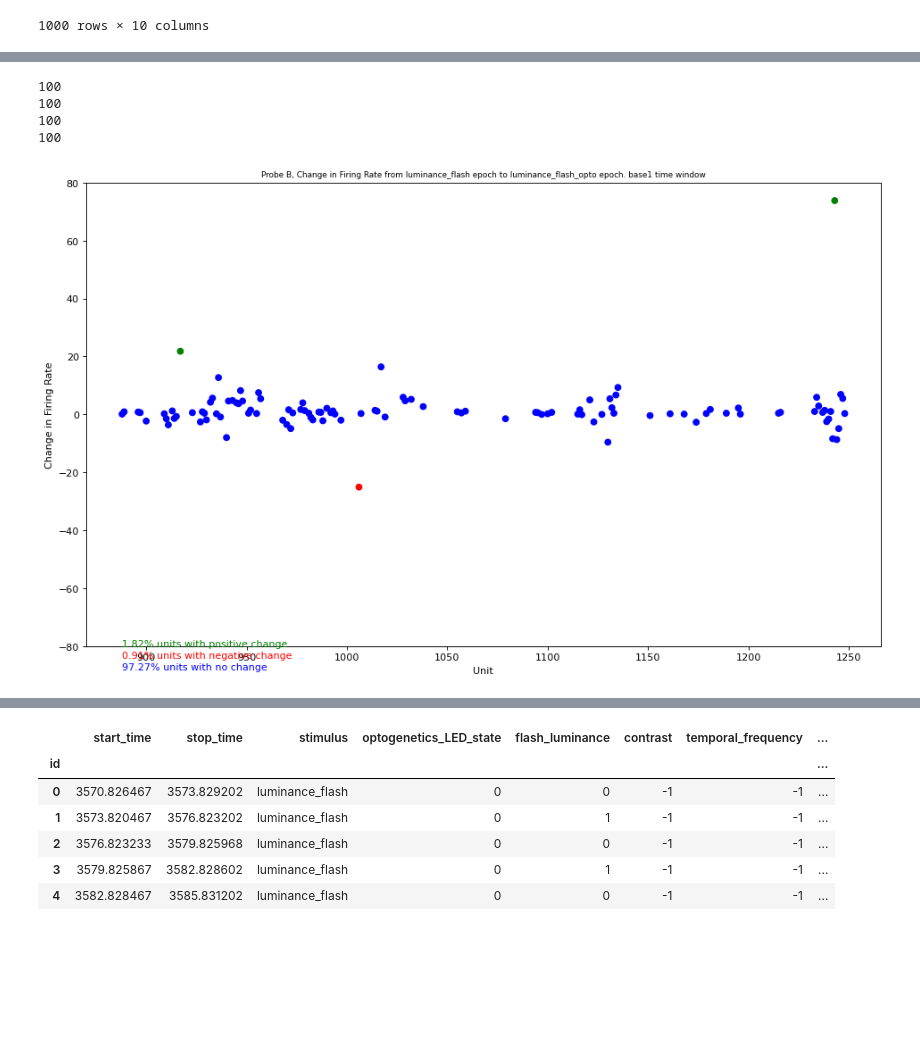
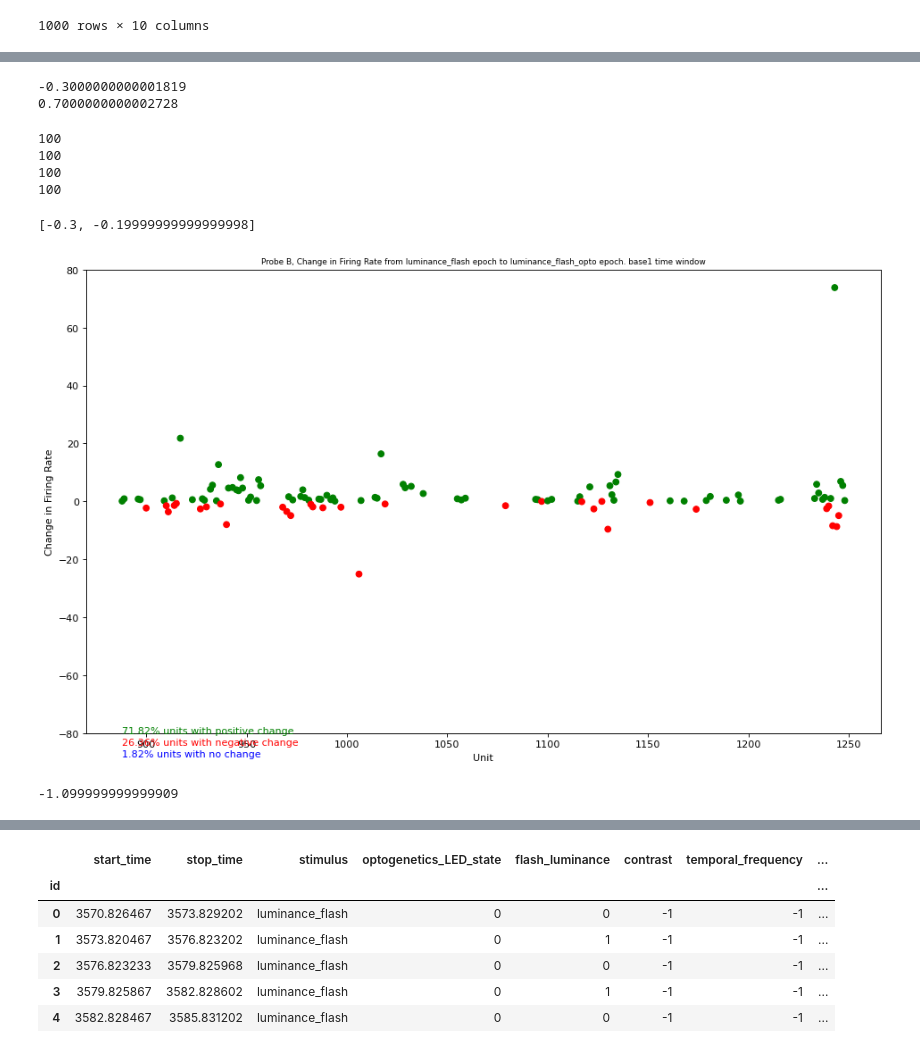
Before and after one commit to granthughes1999/nwb, a Jupyter notebook: Rotation_files/paBoNT2_analysis_grant.ipynb, the cells around one changed output, grey strips where cells are left out. Saved outputs shown, nothing was run; the diff lists cells and outputs as text; code cells hidden in the pictures; blank space fills up the shorter version.

```diff
--- a/Rotation_files/paBoNT2_analysis_grant.ipynb
+++ b/Rotation_files/paBoNT2_analysis_grant.ipynb
@@ -2545,13 +2684,25 @@ gratings
+# %%
+print(3570.5264666666667 -3570.826466666667 )
+print(3572.326466666667 - 3571.6264666666666)
+# %% [output]
+-0.3000000000001819
+0.7000000000002728
 # %%
 # path = r"G:/Grant/rotation/2023-09-29_16-07-39_PaBont2/plots/gratings/probeA/"
 # paBont2.allUnit_gratings("A","V1", path,True,)
 # ------------------------ flashes ---------------------------------
 path = r"G:/Grant/rotation/2023-09-29_16-07-39_PaBont2/plots/summary_plots/all/"
                                                #  pre, post, shift_trigger_start_time, bin_size
-fr_base1_lum_B = paBont2.scatter_plot_3("B","LM",'base1',path,0,0.10, -0.30,0.005,'luminance_flash','luminance_flash_opto',True)
+fr_base1_lum_B = paBont2.scatter_plot_2("B","LM",'base1',path,0,0.10, -0.30,0.005,'luminance_flash','luminance_flash_opto',True)
 # %% [output]
 100
 100
 100
 100
+[-0.3, -0.19999999999999998]
-[figure, old version]
+[figure, new version]
+# %%
+3570.5264666666667 - 3571.6264666666666
+# 6820.0208999999995 - 6821.1209
+# %% [output]
+-1.099999999999909
```
Also changed, not shown: parts of 6 cells of this notebook.
